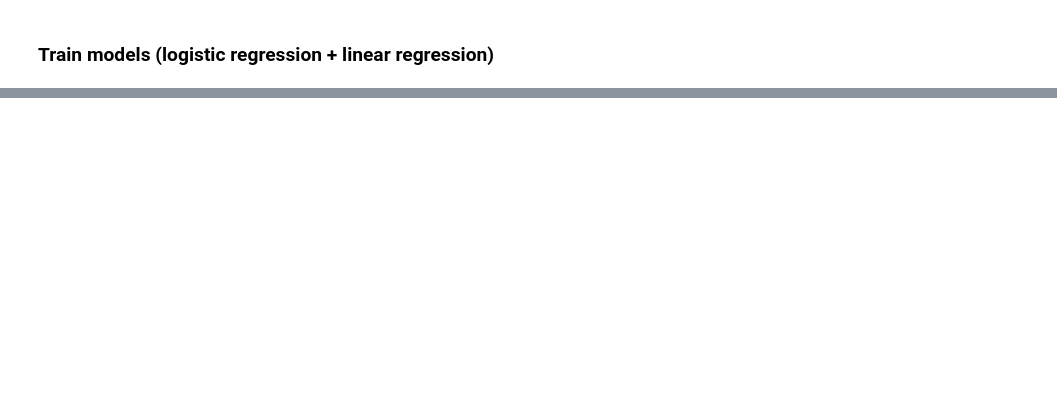
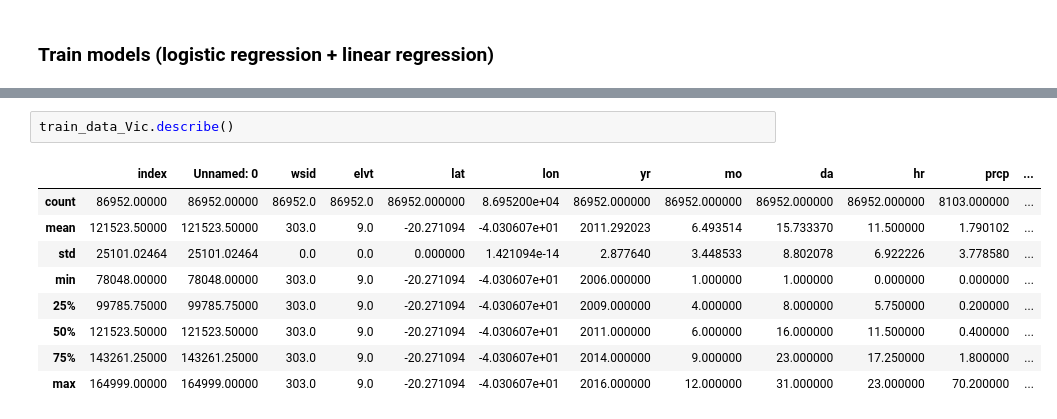
Before and after one commit to ctc316/precipitation_forecast_brazil, a Jupyter notebook: precipitation_forecast_brazil.ipynb, the cells around one changed output, grey strips where cells are left out. Drawn from its saved outputs; the diff is of its cells as text; blank space fills up the shorter version.

```diff
--- a/precipitation_forecast_brazil.ipynb
+++ b/precipitation_forecast_brazil.ipynb
@@ -243,0 +320,12 @@ Wall time: 45.8 ms
+# %%
+train_data_Vic.describe()
+# %% [output]
+|  | index | Unnamed: 0 | wsid | elvt | lat | lon | yr | mo | da | hr | prcp | ... |
+| count | 86952.00000 | 86952.00000 | 86952.0 | 86952.0 | 86952.000000 | 8.695200e+04 | 86952.000000 | 86952.000000 | 86952.000000 | 86952.000000 | 8103.000000 | ... |
+| mean | 121523.50000 | 121523.50000 | 303.0 | 9.0 | -20.271094 | -4.030607e+01 | 2011.292023 | 6.493514 | 15.733370 | 11.500000 | 1.790102 | ... |
+| std | 25101.02464 | 25101.02464 | 0.0 | 0.0 | 0.000000 | 1.421094e-14 | 2.877640 | 3.448533 | 8.802078 | 6.922226 | 3.778580 | ... |
+| min | 78048.00000 | 78048.00000 | 303.0 | 9.0 | -20.271094 | -4.030607e+01 | 2006.000000 | 1.000000 | 1.000000 | 0.000000 | 0.000000 | ... |
+| 25% | 99785.75000 | 99785.75000 | 303.0 | 9.0 | -20.271094 | -4.030607e+01 | 2009.000000 | 4.000000 | 8.000000 | 5.750000 | 0.200000 | ... |
+| 50% | 121523.50000 | 121523.50000 | 303.0 | 9.0 | -20.271094 | -4.030607e+01 | 2011.000000 | 6.000000 | 16.000000 | 11.500000 | 0.400000 | ... |
+| 75% | 143261.25000 | 143261.25000 | 303.0 | 9.0 | -20.271094 | -4.030607e+01 | 2014.000000 | 9.000000 | 23.000000 | 17.250000 | 1.800000 | ... |
+| max | 164999.00000 | 164999.00000 | 303.0 | 9.0 | -20.271094 | -4.030607e+01 | 2016.000000 | 12.000000 | 31.000000 | 23.000000 | 70.200000 | ... |
```
Also changed, not shown: parts of 45 cells of this notebook.
